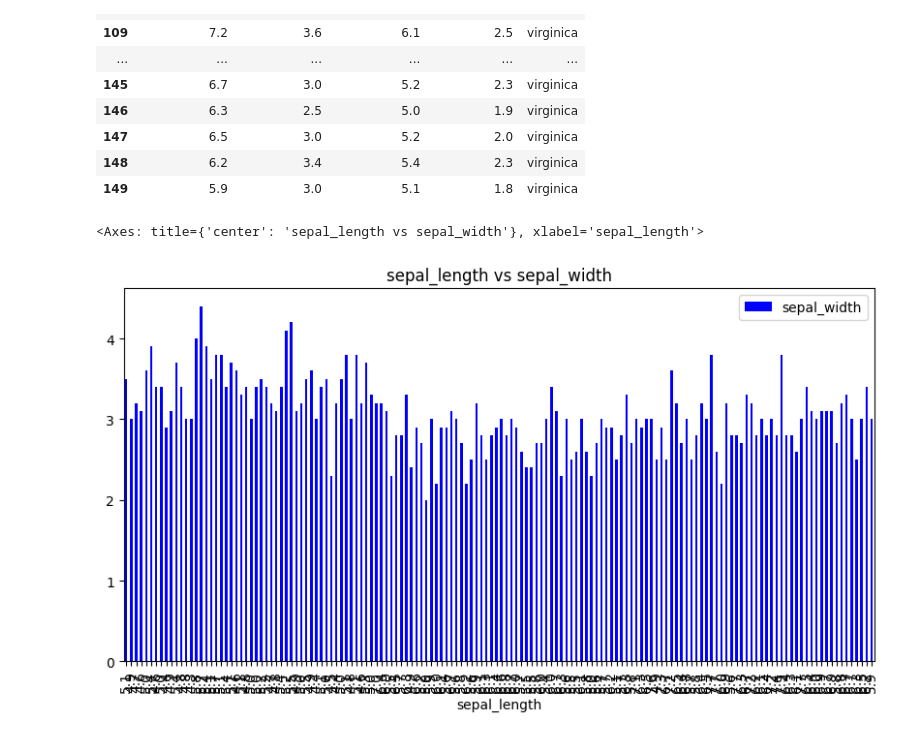
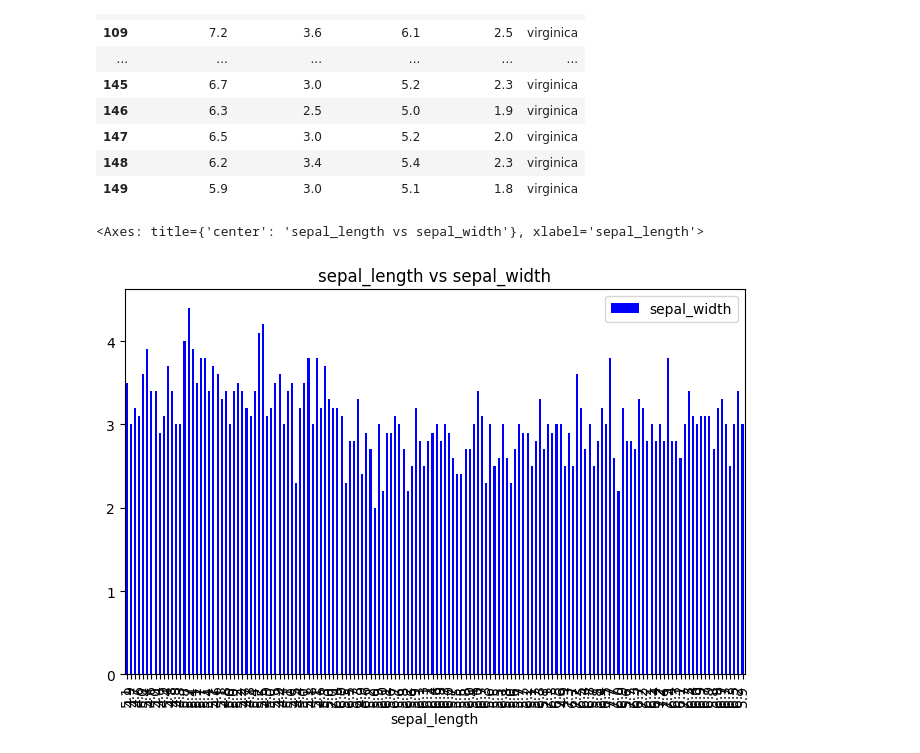
Before and after one commit to Sagarkumar01/DP-APR-PYDS-330-TTS, a Jupyter notebook: preprocessing.ipynb, the cells around one changed output. Saved outputs shown, nothing was run; the diff lists cells and outputs as text; code cells hidden in the pictures.

Commit message:
visual

```diff
--- a/preprocessing.ipynb
+++ b/preprocessing.ipynb
@@ -253,7 +253,7 @@ team_df
 | 148 | 6.2 | 3.4 | 5.4 | 2.3 | virginica |
 | 149 | 5.9 | 3.0 | 5.1 | 1.8 | virginica |
 # %%
-df.plot(kind='bar',x='sepal_length',y='sepal_width',color='blue',title='sepal_length vs sepal_width',figsize=(10,5))
+df.plot(kind='bar',x='sepal_length',y='sepal_width',color='blue',title='sepal_length vs sepal_width',figsize=(8,5))
 # %% [output]
 <Axes: title={'center': 'sepal_length vs sepal_width'}, xlabel='sepal_length'>
-[figure, old version]
+[figure, new version]
```
Also changed, not shown: 8 other files.
